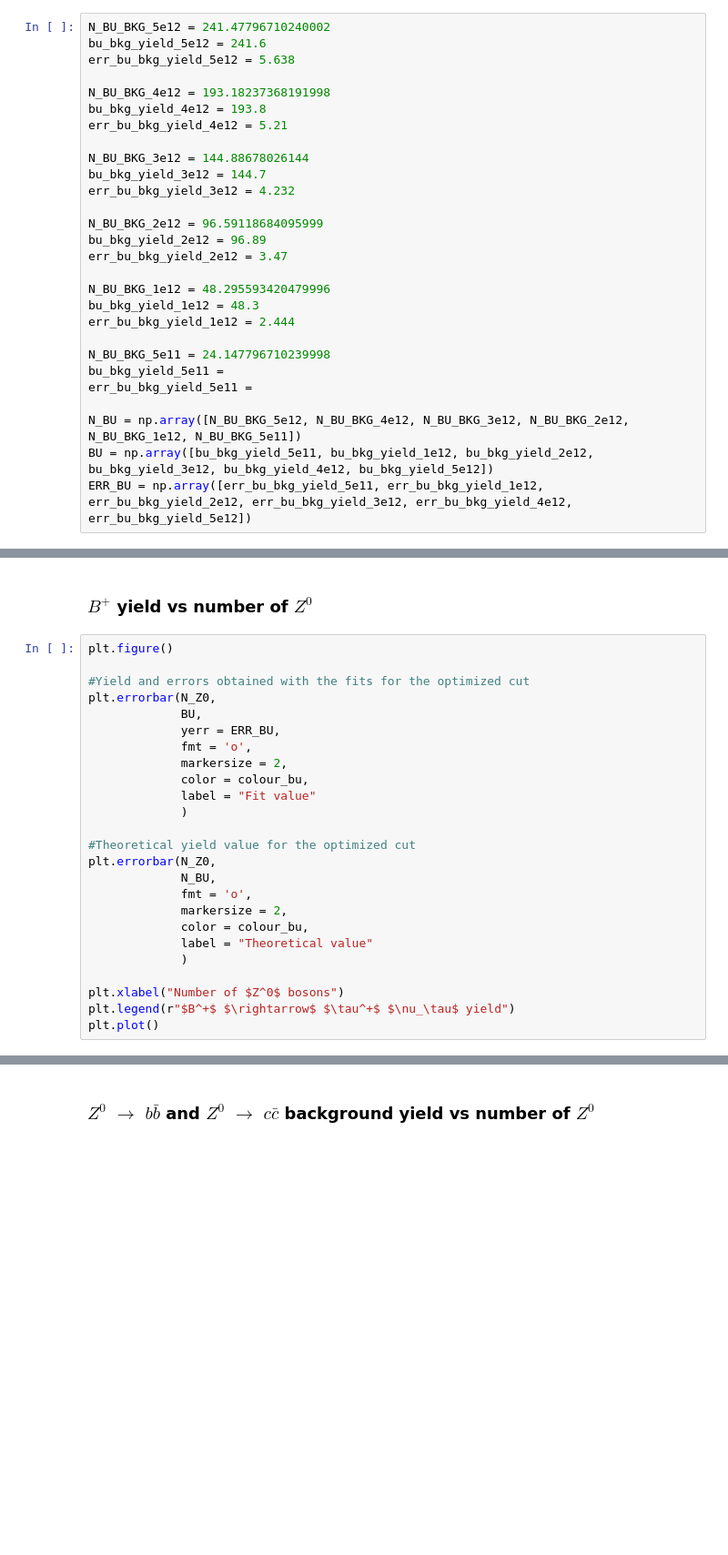
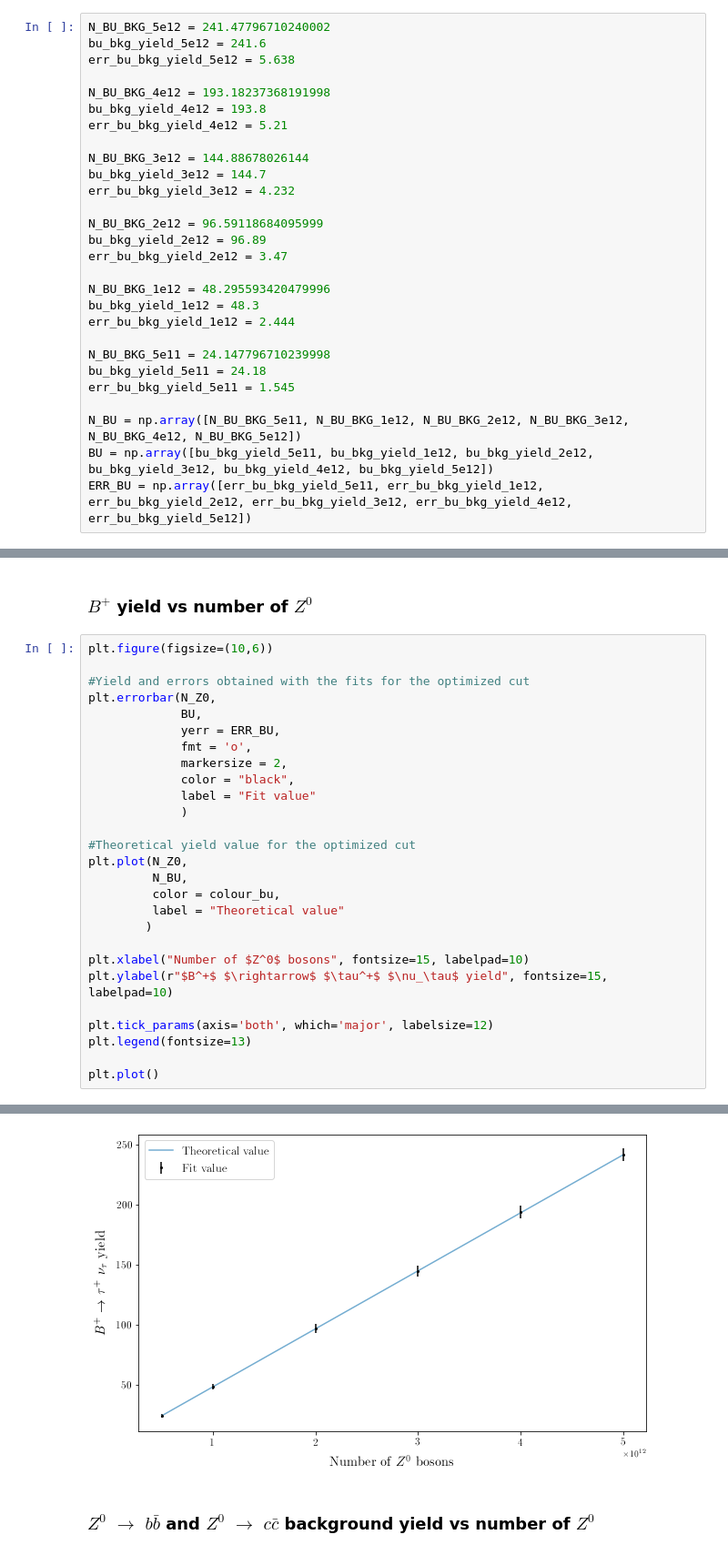
Before and after one commit to MarieHartmann/Stage_M1, a Jupyter notebook: Stage_M1/Bc_to_tau_nu/Template_fits/N_Z0-vs-yields.ipynb, the cells around one changed output, grey strips where cells are left out. Shown at 91% size. Cells and saved outputs as stored; diff of their text form; blank space fills up the shorter version.

```diff
--- a/Stage_M1/Bc_to_tau_nu/Template_fits/N_Z0-vs-yields.ipynb
+++ b/Stage_M1/Bc_to_tau_nu/Template_fits/N_Z0-vs-yields.ipynb
@@ -76,10 +84,10 @@ bu_bkg_yield_1e12 = 48.3
 err_bu_bkg_yield_1e12 = 2.444
 
 N_BU_BKG_5e11 = 24.147796710239998
-bu_bkg_yield_5e11 =
-err_bu_bkg_yield_5e11 =
+bu_bkg_yield_5e11 = 24.18
+err_bu_bkg_yield_5e11 = 1.545
 
-N_BU = np.array([N_BU_BKG_5e12, N_BU_BKG_4e12, N_BU_BKG_3e12, N_BU_BKG_2e12, N_BU_BKG_1e12, N_BU_BKG_5e11])
+N_BU = np.array([N_BU_BKG_5e11, N_BU_BKG_1e12, N_BU_BKG_2e12, N_BU_BKG_3e12, N_BU_BKG_4e12, N_BU_BKG_5e12])
 BU = np.array([bu_bkg_yield_5e11, bu_bkg_yield_1e12, bu_bkg_yield_2e12, bu_bkg_yield_3e12, bu_bkg_yield_4e12, bu_bkg_yield_5e12])
 ERR_BU = np.array([err_bu_bkg_yield_5e11, err_bu_bkg_yield_1e12, err_bu_bkg_yield_2e12, err_bu_bkg_yield_3e12, err_bu_bkg_yield_4e12, err_bu_bkg_yield_5e12])
 # %%
@@ -151,7 +165,7 @@ plt.plot()
 # %% [markdown]
 ### $B^+$ yield vs number of $Z^0$
 # %%
-plt.figure()
+plt.figure(figsize=(10,6))
 
 #Yield and errors obtained with the fits for the optimized cut
 plt.errorbar(N_Z0,
@@ -159,20 +173,22 @@ plt.errorbar(N_Z0,
              yerr = ERR_BU,
              fmt = 'o',
              markersize = 2,
-             color = colour_bu,
+             color = "black",
              label = "Fit value"
              )
 
 #Theoretical yield value for the optimized cut
-plt.errorbar(N_Z0,
-             N_BU,
-             fmt = 'o',
-             markersize = 2,
-             color = colour_bu,
-             label = "Theoretical value"
-             )
+plt.plot(N_Z0,
+         N_BU,
+         color = colour_bu,
+         label = "Theoretical value"
+        )
 
-plt.xlabel("Number of $Z^0$ bosons")
-plt.legend(r"$B^+$ $\rightarrow$ $\tau^+$ $\nu_\tau$ yield")
+plt.xlabel("Number of $Z^0$ bosons", fontsize=15, labelpad=10)
+plt.ylabel(r"$B^+$ $\rightarrow$ $\tau^+$ $\nu_\tau$ yield", fontsize=15, labelpad=10)
+
+plt.tick_params(axis='both', which='major', labelsize=12)
+plt.legend(fontsize=13)
+
 plt.plot()
 # %% [output]
@@ -181,3 +196,4 @@ NameError: name 'N_Z0' is not defined
+[figure, added]
 # %% [markdown]
 ### $Z^0$ $\rightarrow$ $b\bar{b}$ and $Z^0$ $\rightarrow$ $c\bar{c}$ background yield vs number of $Z^0$
 # %%
```
Also changed, not shown: parts of 13 cells of this notebook.
